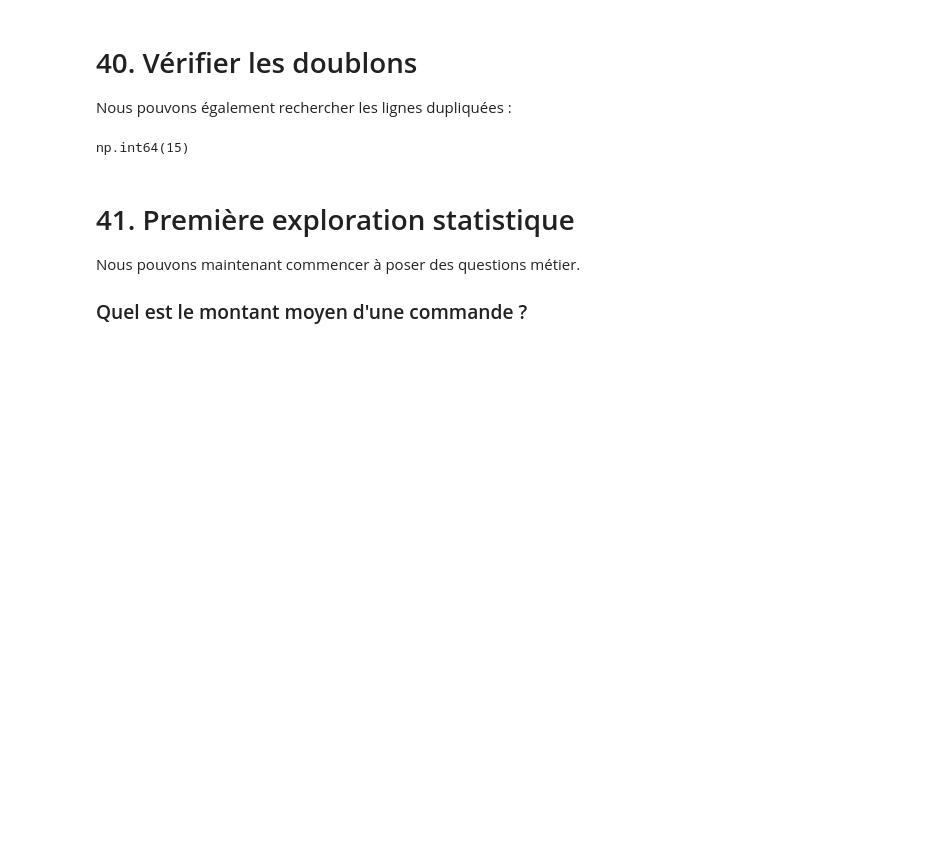
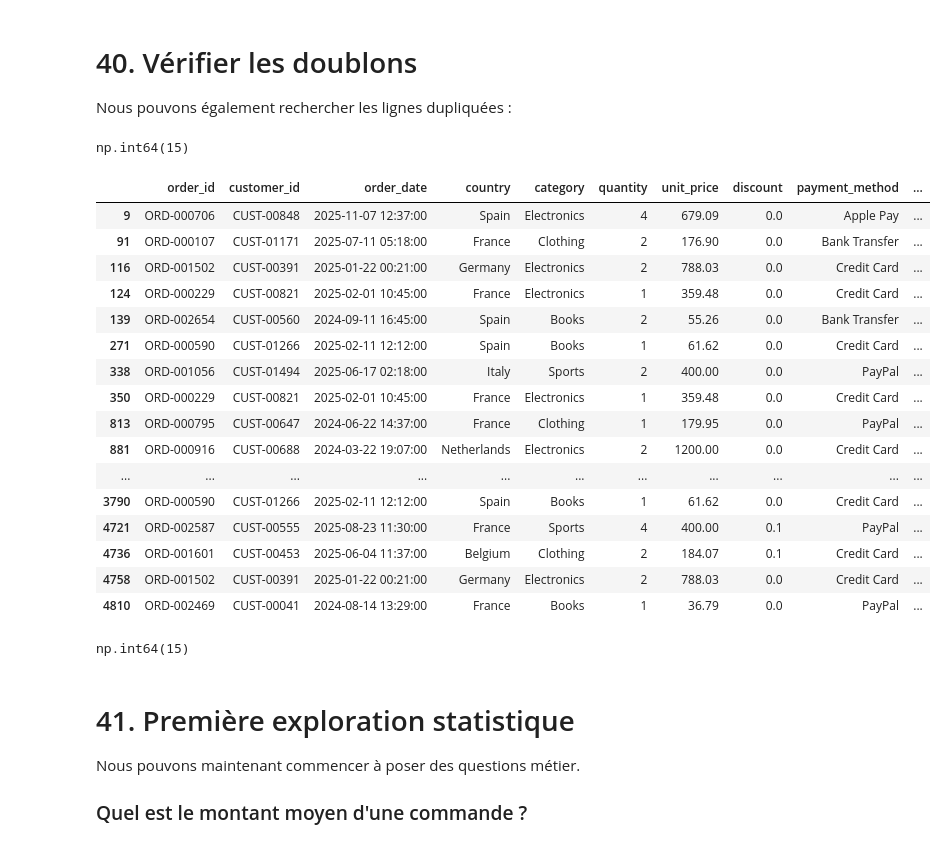
Before and after one commit to neodelphis/formation-ml-ministere, a Jupyter notebook: 02_manipulation_de_données_avec_pandas/02_Explorer_un_jeu_de_données_avec_Pandas.ipynb, the cells around one changed output. Cells and saved outputs as stored; diff of their text form; code cells hidden in the pictures; blank space fills up the shorter version.

```diff
--- a/02_manipulation_de_données_avec_pandas/02_Explorer_un_jeu_de_données_avec_Pandas.ipynb
+++ b/02_manipulation_de_données_avec_pandas/02_Explorer_un_jeu_de_données_avec_Pandas.ipynb
@@ -1211,6 +1211,30 @@ Nous pouvons également rechercher les lignes dupliquées :
 df.duplicated().sum()
 # %% [output]
 np.int64(15)
+# %%
+df[df.duplicated(keep=False)]
+# %% [output]
+|  | order_id | customer_id | order_date | country | category | quantity | unit_price | discount | payment_method | ... |
+| 9 | ORD-000706 | CUST-00848 | 2025-11-07 12:37:00 | Spain | Electronics | 4 | 679.09 | 0.0 | Apple Pay | ... |
+| 91 | ORD-000107 | CUST-01171 | 2025-07-11 05:18:00 | France | Clothing | 2 | 176.90 | 0.0 | Bank Transfer | ... |
+| 116 | ORD-001502 | CUST-00391 | 2025-01-22 00:21:00 | Germany | Electronics | 2 | 788.03 | 0.0 | Credit Card | ... |
+| 124 | ORD-000229 | CUST-00821 | 2025-02-01 10:45:00 | France | Electronics | 1 | 359.48 | 0.0 | Credit Card | ... |
+| 139 | ORD-002654 | CUST-00560 | 2024-09-11 16:45:00 | Spain | Books | 2 | 55.26 | 0.0 | Bank Transfer | ... |
+| 271 | ORD-000590 | CUST-01266 | 2025-02-11 12:12:00 | Spain | Books | 1 | 61.62 | 0.0 | Credit Card | ... |
+| 338 | ORD-001056 | CUST-01494 | 2025-06-17 02:18:00 | Italy | Sports | 2 | 400.00 | 0.0 | PayPal | ... |
+| 350 | ORD-000229 | CUST-00821 | 2025-02-01 10:45:00 | France | Electronics | 1 | 359.48 | 0.0 | Credit Card | ... |
+| 813 | ORD-000795 | CUST-00647 | 2024-06-22 14:37:00 | France | Clothing | 1 | 179.95 | 0.0 | PayPal | ... |
+| 881 | ORD-000916 | CUST-00688 | 2024-03-22 19:07:00 | Netherlands | Electronics | 2 | 1200.00 | 0.0 | Credit Card | ... |
+| ... | ... | ... | ... | ... | ... | ... | ... | ... | ... | ... |
+| 3790 | ORD-000590 | CUST-01266 | 2025-02-11 12:12:00 | Spain | Books | 1 | 61.62 | 0.0 | Credit Card | ... |
+| 4721 | ORD-002587 | CUST-00555 | 2025-08-23 11:30:00 | France | Sports | 4 | 400.00 | 0.1 | PayPal | ... |
+| 4736 | ORD-001601 | CUST-00453 | 2025-06-04 11:37:00 | Belgium | Clothing | 2 | 184.07 | 0.1 | Credit Card | ... |
+| 4758 | ORD-001502 | CUST-00391 | 2025-01-22 00:21:00 | Germany | Electronics | 2 | 788.03 | 0.0 | Credit Card | ... |
+| 4810 | ORD-002469 | CUST-00041 | 2024-08-14 13:29:00 | France | Books | 1 | 36.79 | 0.0 | PayPal | ... |
+# %%
+df.order_id.duplicated().sum()
+# %% [output]
+np.int64(15)
 # %% [markdown]
 # 41. Première exploration statistique
 
```
Also changed, not shown: parts of 1 cell of this notebook, 5 other files.
